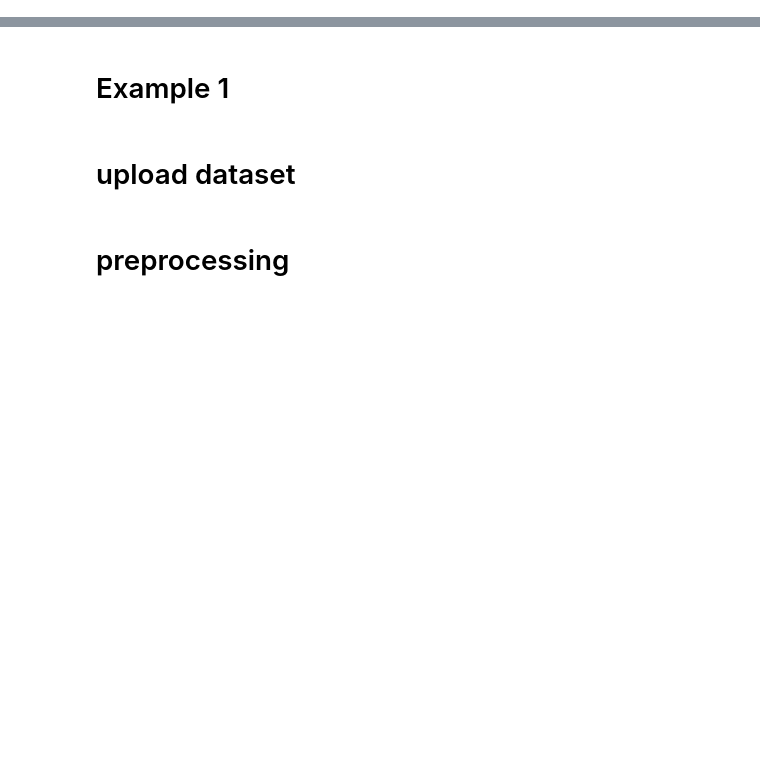
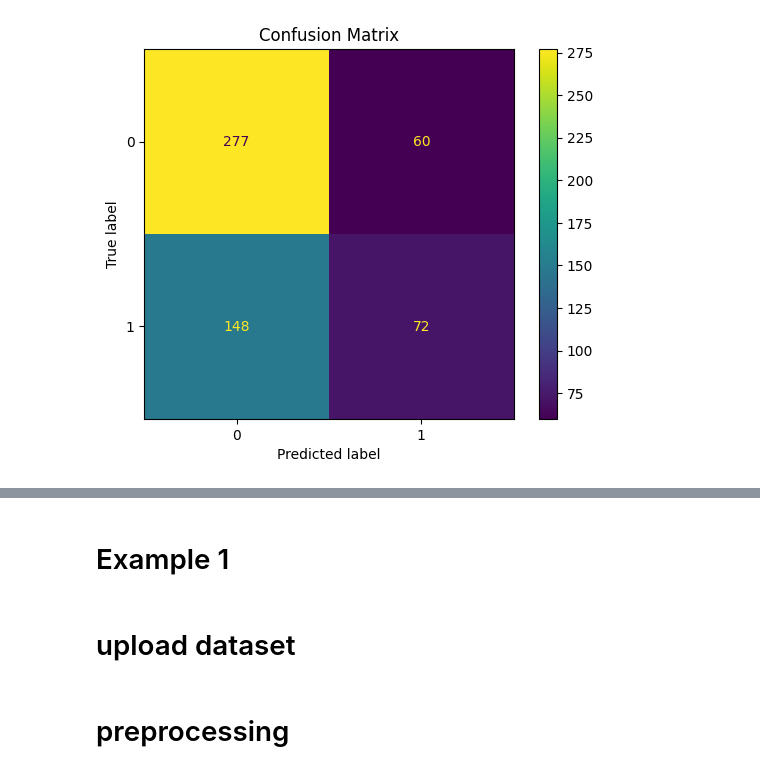
Before and after one commit to agolroo/Operation_Research, a Jupyter notebook: 08_Artificial_Neural_Network.ipynb, the cells around one changed output, grey strips where cells are left out. Cells and saved outputs as stored; diff of their text form; code cells hidden in the pictures; blank space fills up the shorter version.

```diff
--- a/08_Artificial_Neural_Network.ipynb
+++ b/08_Artificial_Neural_Network.ipynb
@@ -0,0 +3,96 @@
+# %%
+import pandas as pd
+import numpy as np
+import matplotlib.pyplot as plt
+from sklearn.model_selection import train_test_split
+from sklearn.preprocessing import StandardScaler
+from sklearn.metrics import (accuracy_score, confusion_matrix,
+                            classification_report, ConfusionMatrixDisplay)
+import tensorflow as tf
+from tensorflow.keras.models import Sequential
+from tensorflow.keras.layers import Dense
+
+# 1. Load and prepare data
+def load_data(filepath, target_column):
+    """Load CSV and split into features/target"""
+    data = pd.read_csv('/content/sample_data/Water_Potability.csv')
+    X = data.drop(columns=['Potability']).values
+    y = data['Potability'].values
+    return X, y
+
+# 2. Build and train model
+def build_model(input_shape, n_classes=2):
+    """Create a simple ANN"""
+    model = Sequential([
+        Dense(64, activation='relu', input_shape=input_shape),
+        Dense(32, activation='relu'),
+        Dense(n_classes, activation='softmax')  # Change to sigmoid for binary
+    ])
+
+    loss = 'sparse_categorical_crossentropy'  # Change to binary_crossentropy for binary
+    model.compile(optimizer='adam', loss=loss, metrics=['accuracy'])
+    model.summary()
+    return model
+
+# 3. Main workflow
+def main(csv_path, target_column):
+    # Load data
+    X, y = load_data(csv_path, target_column)
+
+    # Split data
+    X_train, X_test, y_train, y_test = train_test_split(
+        X, y, test_size=0.2, random_state=42, stratify=y)
+
+    # Scale features
+    scaler = StandardScaler()
+    X_train = scaler.fit_transform(X_train)
+    X_test = scaler.transform(X_test)
+
+    # Determine number of classes
+    n_classes = len(np.unique(y))
+
+    # Build and train model
+    model = build_model((X_train.shape[1],), n_classes)
+    history = model.fit(X_train, y_train,
+                       epochs=50,
+                       batch_size=32,
+                       validation_split=0.2,
+                       verbose=1)
+
+    # Evaluate
+    y_pred = np.argmax(model.predict(X_test), axis=1)
+
+    print("\nEvaluation Metrics:")
+    print(f"Accuracy: {accuracy_score(y_test, y_pred):.4f}")
+    print("\nClassification Report:")
+    print(classification_report(y_test, y_pred))
+
+    # Plot confusion matrix
+    cm = confusion_matrix(y_test, y_pred)
+    disp = ConfusionMatrixDisplay(confusion_matrix=cm)
+    disp.plot()
+    plt.title("Confusion Matrix")
+    plt.show()
+
+    # Plot training history
+    plt.figure(figsize=(12, 4))
+    plt.subplot(1, 2, 1)
+    plt.plot(history.history['accuracy'], label='Train Accuracy')
+    plt.plot(history.history['val_accuracy'], label='Validation Accuracy')
+    plt.title('Accuracy Over Epochs')
+    plt.legend()
+
+    plt.subplot(1, 2, 2)
+    plt.plot(history.history['loss'], label='Train Loss')
+    plt.plot(history.history['val_loss'], label='Validation Loss')
+    plt.title('Loss Over Epochs')
+    plt.legend()
+    plt.show()
+
+if __name__ == "__main__":
+    # Configure these parameters
+    CSV_FILE = '/content/sample_data/Water_Potability.csv'  # Replace with your file path
+    TARGET_COLUMN = 'Potability'    # Replace with your target column name
+
+    main(CSV_FILE, TARGET_COLUMN)
+# %% [output]
@@ -0,0 +129 @@
+[figure, added]
```
Also changed, not shown: parts of 21 cells of this notebook.
